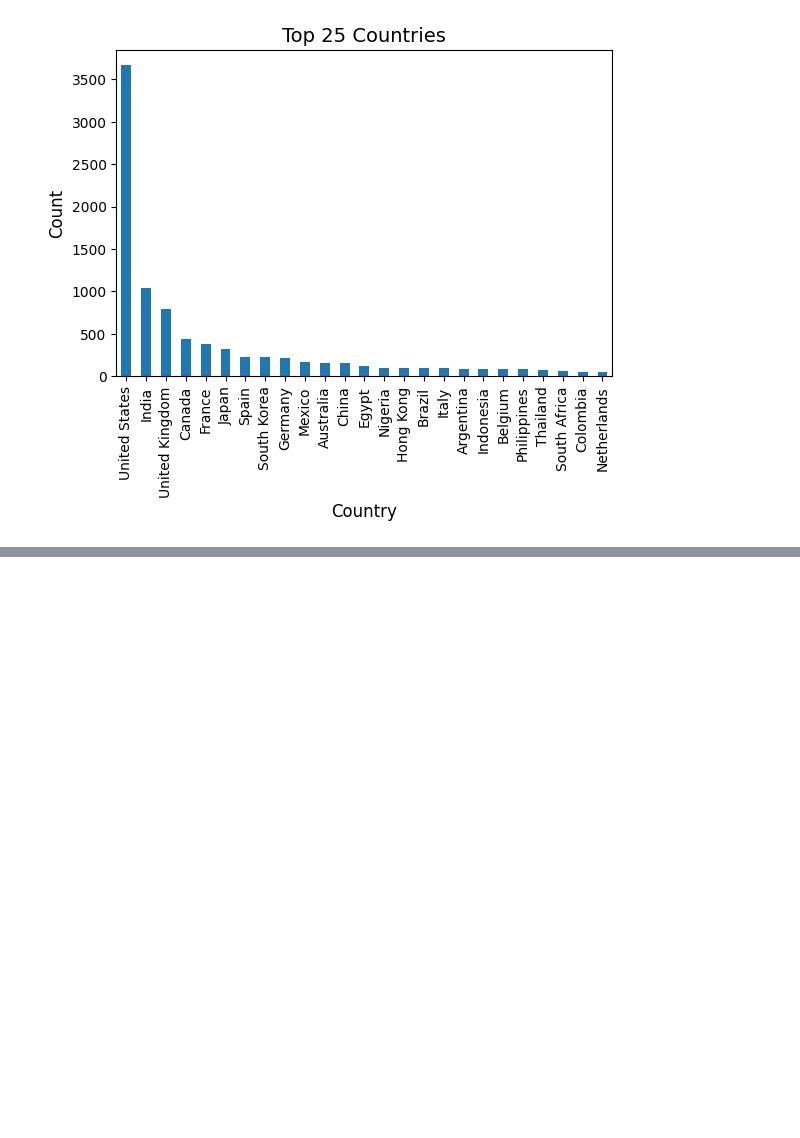
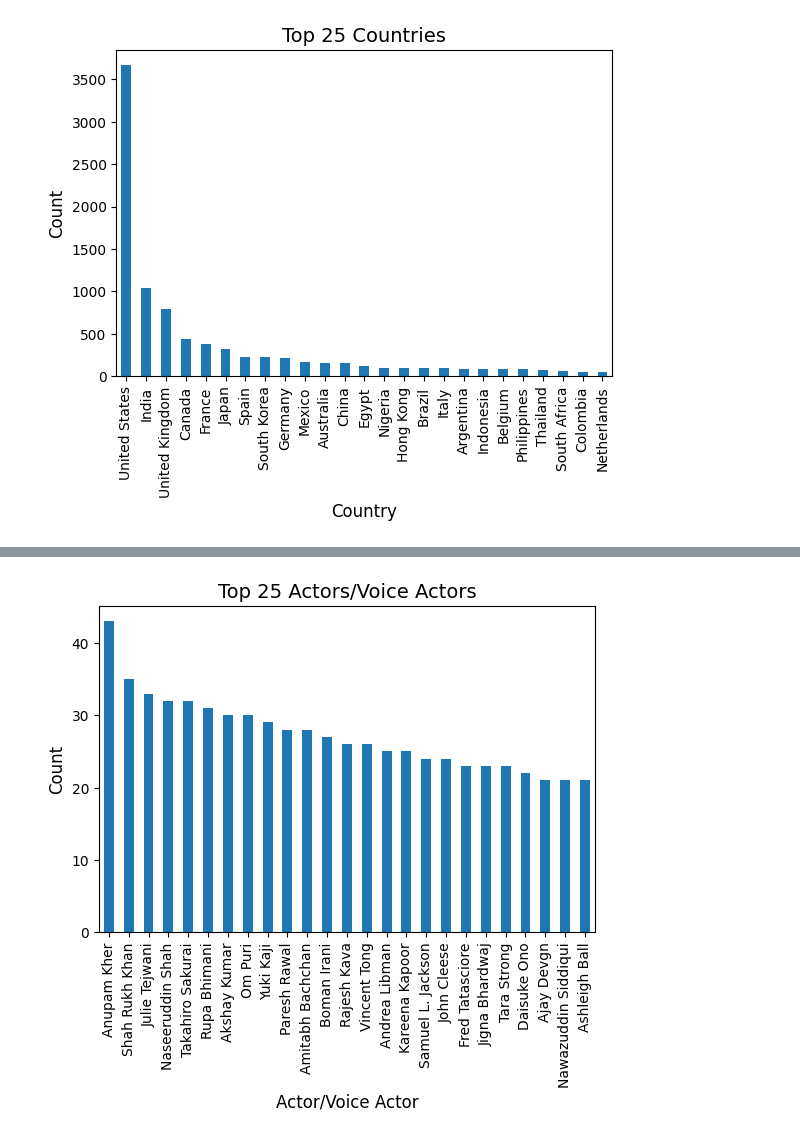
Before and after one commit to Garvit1103/netflix_data_analysis, a Jupyter notebook: data_analysis.ipynb, the cells around one changed output, grey strips where cells are left out. Saved outputs shown, nothing was run; the diff lists cells and outputs as text; code cells hidden in the pictures; blank space fills up the shorter version.

```diff
--- a/data_analysis.ipynb
+++ b/data_analysis.ipynb
@@ -121,0 +159,18 @@ wait_bfr_release = df['year_added'] - df['release_year']
+# %%
+#top 25 most occuring actors/voice actors
+
+df2 = pd.read_csv('netflix_titles.csv')
+
+casts_list = df['cast'].str.split(', ').explode().dropna().str.strip()
+cast_count = casts_list.value_counts()
+
+cast_count.head(25).plot(kind='bar')
+
+plt.xlabel("Actor/Voice Actor", fontsize=12)
+plt.ylabel("Count", fontsize=12)
+plt.title("Top 25 Actors/Voice Actors", fontsize=14)
+plt.xticks(rotation=90)
+plt.margins(x=0.02)
+plt.subplots_adjust(bottom=0.2)
+# %% [output]
+[figure, added]
```
Also changed, not shown: parts of 6 cells of this notebook.
